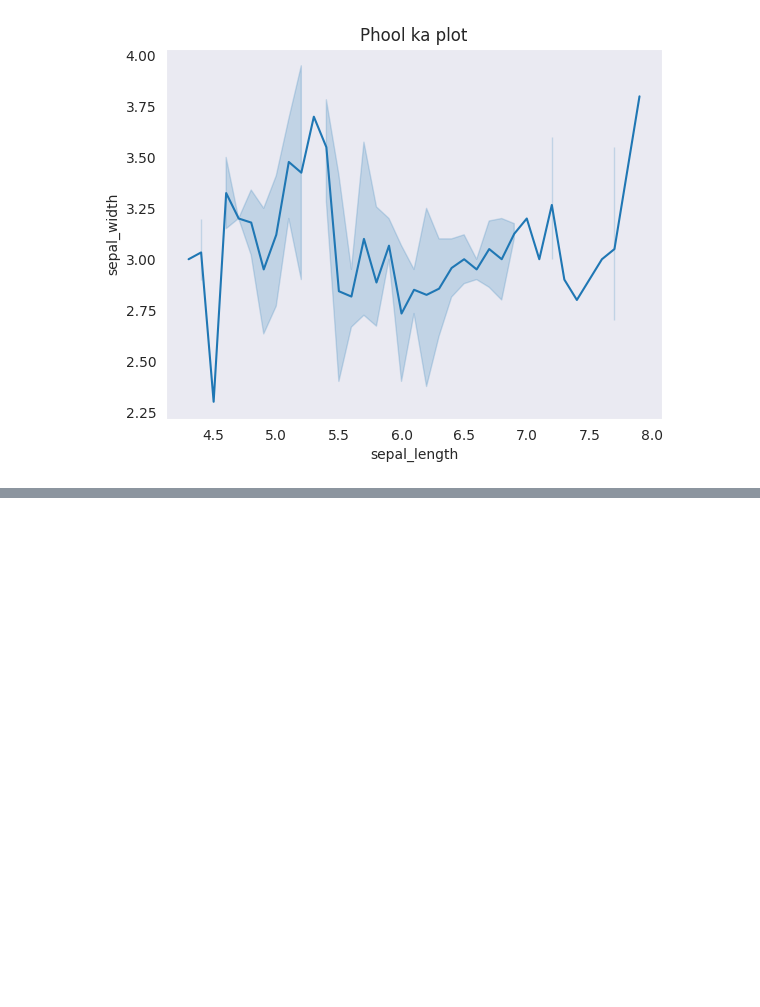
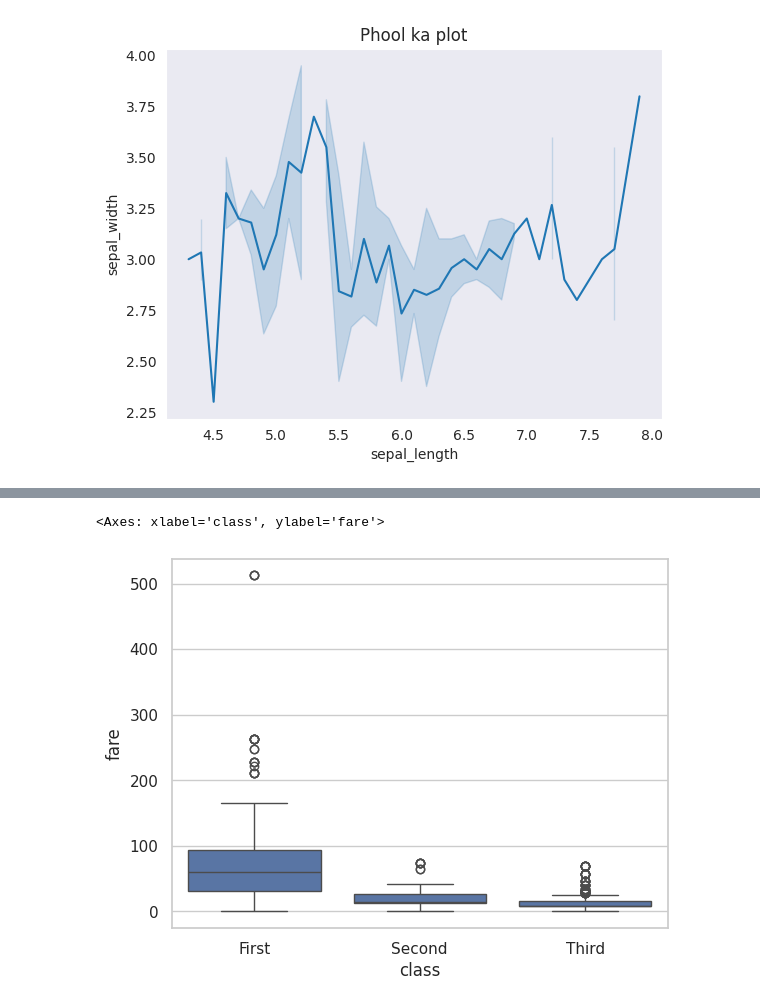
Before and after one commit to ahmadzulfiqar001/python-100-days-beginner-to-advance-, a Jupyter notebook: Day_10_of_Python.ipynb, the cells around one changed output, grey strips where cells are left out. Cells and saved outputs as stored; diff of their text form; code cells hidden in the pictures; blank space fills up the shorter version.

```diff
--- a/Day_10_of_Python.ipynb
+++ b/Day_10_of_Python.ipynb
@@ -143,0 +164,14 @@ plt.show()
+# %%
+#import libraries
+import seaborn
+# canvas(baloon board)
+seaborn.set(style='whitegrid')
+# load dataset
+kashti = seaborn.load_dataset("titanic")
+
+seaborn.boxplot(x="class",
+                y="fare",
+                data = kashti)
+# %% [output]
+<Axes: xlabel='class', ylabel='fare'>
+[figure, added]
```
Also changed, not shown: parts of 1 cell of this notebook.
